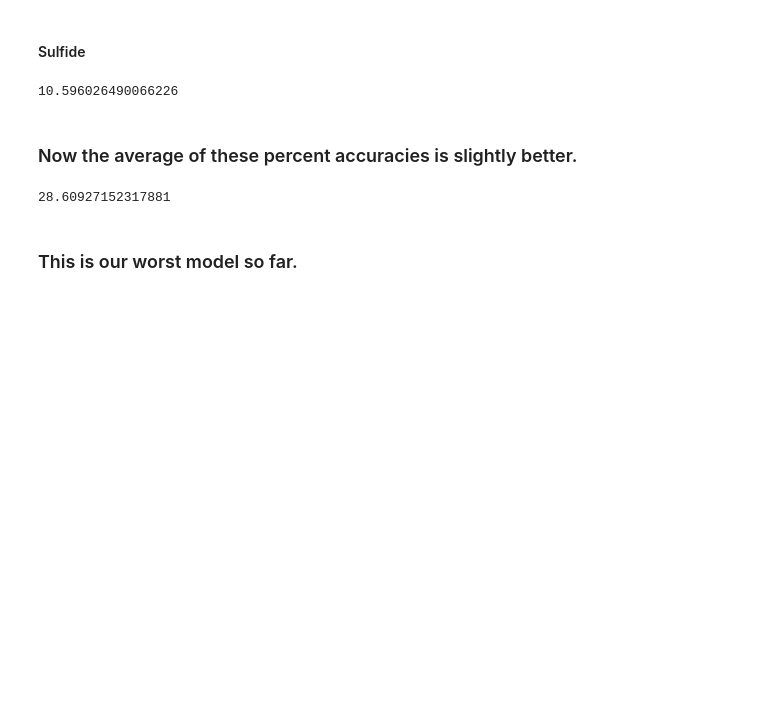
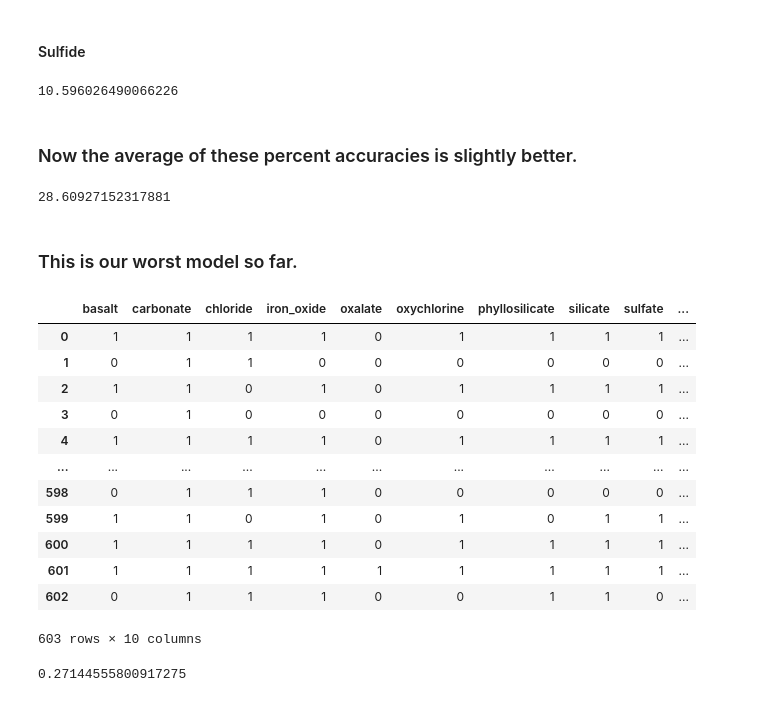
Before and after one commit to kmerkl22/chemistry_of_mars, a Jupyter notebook: Models with New Data/gaussian-naive-bayes-new.ipynb, the cells around one changed output. Saved outputs shown, nothing was run; the diff lists cells and outputs as text; code cells hidden in the pictures; blank space fills up the shorter version.

Commit message:
F1-Score Calculations

```diff
--- a/Models with New Data/gaussian-naive-bayes-new.ipynb
+++ b/Models with New Data/gaussian-naive-bayes-new.ipynb
@@ -271,3 +271,38 @@ sulfide
 28.60927152317881
 # %% [markdown]
 ### This is our worst model so far.
+# %%
+y1_pred = gnb1.predict(X_train)
+y2_pred = gnb2.predict(X_train)
+y3_pred = gnb3.predict(X_train)
+y4_pred = gnb4.predict(X_train)
+y5_pred = gnb5.predict(X_train)
+y6_pred = gnb6.predict(X_train)
+y7_pred = gnb7.predict(X_train)
+y8_pred = gnb8.predict(X_train)
+y9_pred = gnb9.predict(X_train)
+y10_pred = gnb10.predict(X_train)
+y_pred_df=pd.DataFrame({'basalt': y1_pred,'carbonate':y2_pred,'chloride':y3_pred,'iron_oxide':y4_pred,'oxalate':y5_pred,'oxychlorine':y6_pred,'phyllosilicate':y7_pred,'silicate':y8_pred,'sulfate':y9_pred,'sulfide':y10_pred})
+y_pred_df
+# %% [output]
+|  | basalt | carbonate | chloride | iron_oxide | oxalate | oxychlorine | phyllosilicate | silicate | sulfate | ... |
+| 0 | 1 | 1 | 1 | 1 | 0 | 1 | 1 | 1 | 1 | ... |
+| 1 | 0 | 1 | 1 | 0 | 0 | 0 | 0 | 0 | 0 | ... |
+| 2 | 1 | 1 | 0 | 1 | 0 | 1 | 1 | 1 | 1 | ... |
+| 3 | 0 | 1 | 0 | 0 | 0 | 0 | 0 | 0 | 0 | ... |
+| 4 | 1 | 1 | 1 | 1 | 0 | 1 | 1 | 1 | 1 | ... |
+| ... | ... | ... | ... | ... | ... | ... | ... | ... | ... | ... |
+| 598 | 0 | 1 | 1 | 1 | 0 | 0 | 0 | 0 | 0 | ... |
+| 599 | 1 | 1 | 0 | 1 | 0 | 1 | 0 | 1 | 1 | ... |
+| 600 | 1 | 1 | 1 | 1 | 0 | 1 | 1 | 1 | 1 | ... |
+| 601 | 1 | 1 | 1 | 1 | 1 | 1 | 1 | 1 | 1 | ... |
+| 602 | 0 | 1 | 1 | 1 | 0 | 0 | 1 | 1 | 0 | ... |
+603 rows × 10 columns
+# %%
+y_true = train_aug.iloc[:,1:11]
+y_true_train=y_true.iloc[0:603,:]
+from sklearn.metrics import f1_score
+f1_micro = f1_score(y_true_train, y_pred_df, average='micro')
+f1_micro
+# %% [output]
+0.27144555800917275
```
Also changed, not shown: 6 other files.
